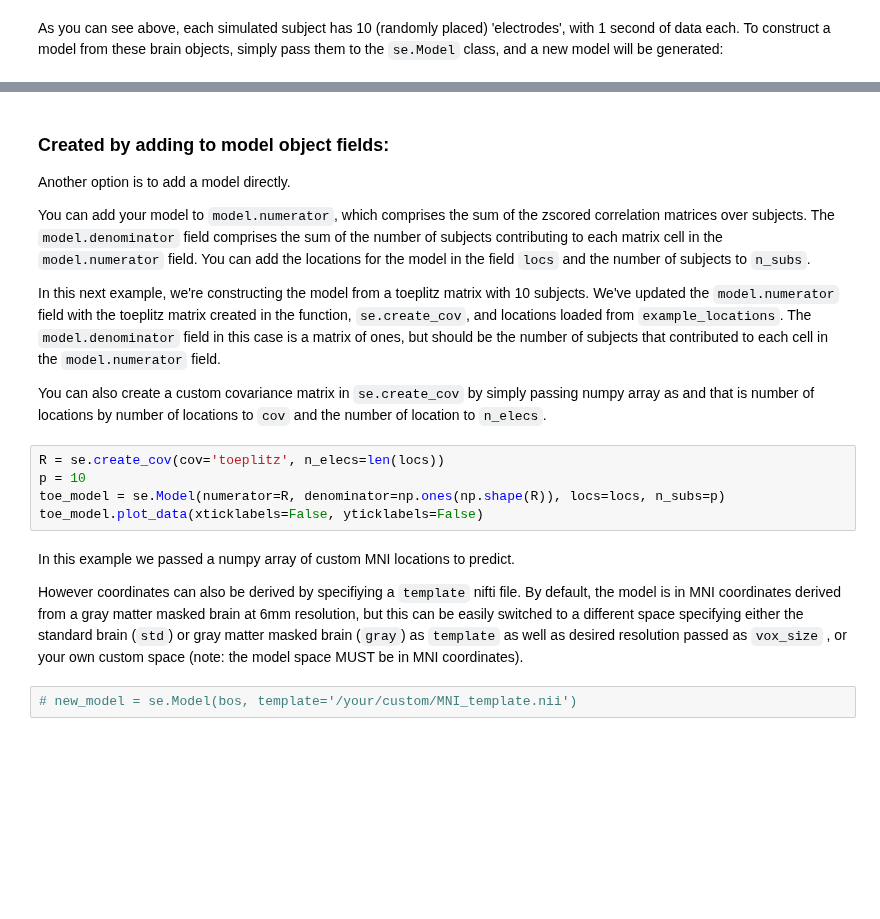
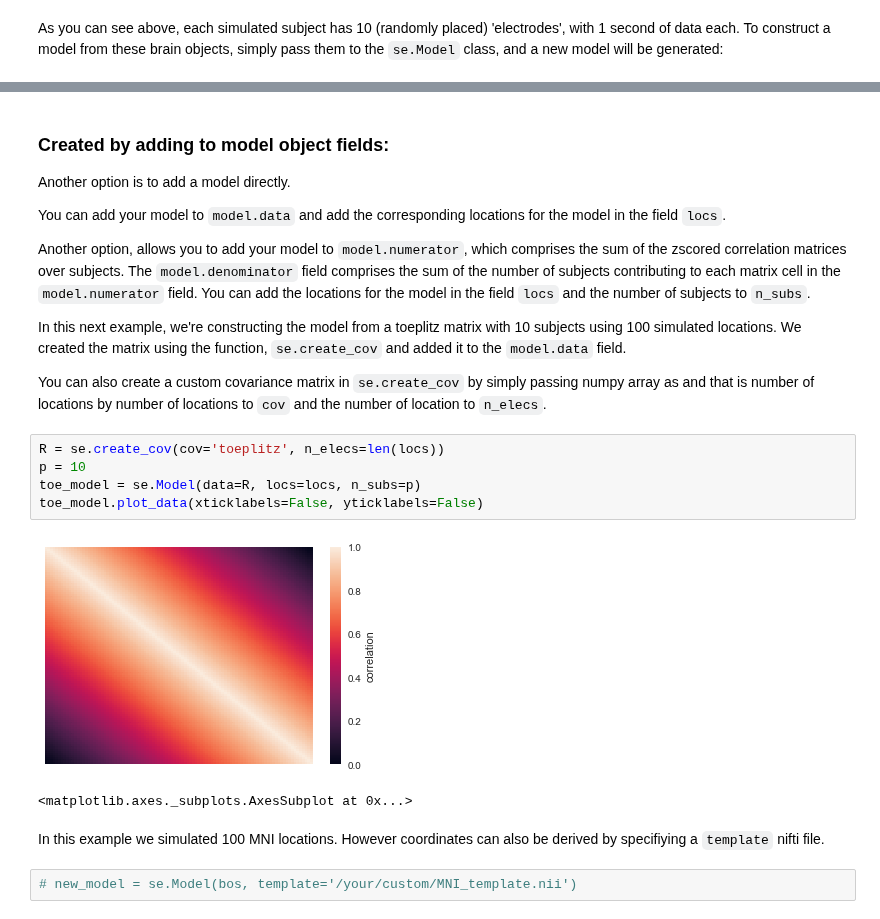
Before and after one commit to ContextLab/supereeg, a Jupyter notebook: docs/tutorial/model_objects.ipynb, the cells around one changed output, grey strips where cells are left out. Saved outputs shown, nothing was run; the diff lists cells and outputs as text; blank space fills up the shorter version.

Commit message:
updated model object tutorial

```diff
--- a/docs/tutorial/model_objects.ipynb
+++ b/docs/tutorial/model_objects.ipynb
@@ -103,20 +137,23 @@ new_model.info()
 
 Another option is to add a model directly.
 
-You can add your model to `model.numerator`, which comprises the sum of the zscored correlation matrices over subjects. The `model.denominator` field comprises the sum of the number of subjects contributing to each matrix cell in the `model.numerator` field. You can add the locations for the model in the field `locs` and the number of subjects to `n_subs`.
+You can add your model to `model.data` and add the corresponding locations for the model in the field `locs`.
 
-In this next example, we're constructing the model from a toeplitz matrix with 10 subjects. We've updated the `model.numerator` field with the toeplitz matrix created in the function, `se.create_cov`, and locations loaded from `example_locations`. The `model.denominator` field in this case is a matrix of ones, but should be the number of subjects that contributed to each cell in the `model.numerator` field.
+Another option, allows you to add your model to `model.numerator`, which comprises the sum of the zscored correlation matrices over subjects. The `model.denominator` field comprises the sum of the number of subjects contributing to each matrix cell in the `model.numerator` field. You can add the locations for the model in the field `locs` and the number of subjects to `n_subs`.
+
+In this next example, we're constructing the model from a toeplitz matrix with 10 subjects using 100 simulated locations. We created the matrix using the function, `se.create_cov` and added it to the `model.data` field.
 
 You can also create a custom covariance matrix in `se.create_cov` by simply passing numpy array as and that is number of locations by number of locations to `cov` and the number of location to `n_elecs`.
 # %%
 R = se.create_cov(cov='toeplitz', n_elecs=len(locs))
 p = 10
-toe_model = se.Model(numerator=R, denominator=np.ones(np.shape(R)), locs=locs, n_subs=p)
+toe_model = se.Model(data=R, locs=locs, n_subs=p)
 toe_model.plot_data(xticklabels=False, yticklabels=False)
+# %% [output]
+[figure, added]
+<matplotlib.axes._subplots.AxesSubplot at 0x...>
-# %% [markdown]
-In this example we passed a numpy array of custom MNI locations to predict.
-
-However coordinates can also be derived by specifiying a `template` nifti file.  By default, the model is in MNI coordinates derived from a gray matter masked brain at 6mm resolution, but this can be easily switched to a different space specifying either the standard brain (`std`) or gray matter masked brain (`gray`) as `template` as well as desired resolution passed as `vox_size` , or your own custom space (note: the model space MUST be in MNI coordinates).
+# %% [markdown]
+In this example we simulated 100 MNI locations. However coordinates can also be derived by specifiying a `template` nifti file.
 # %%
 # new_model = se.Model(bos, template='/your/custom/MNI_template.nii')
 # %% [markdown]
```
Also changed, not shown: parts of 15 cells of this notebook.
